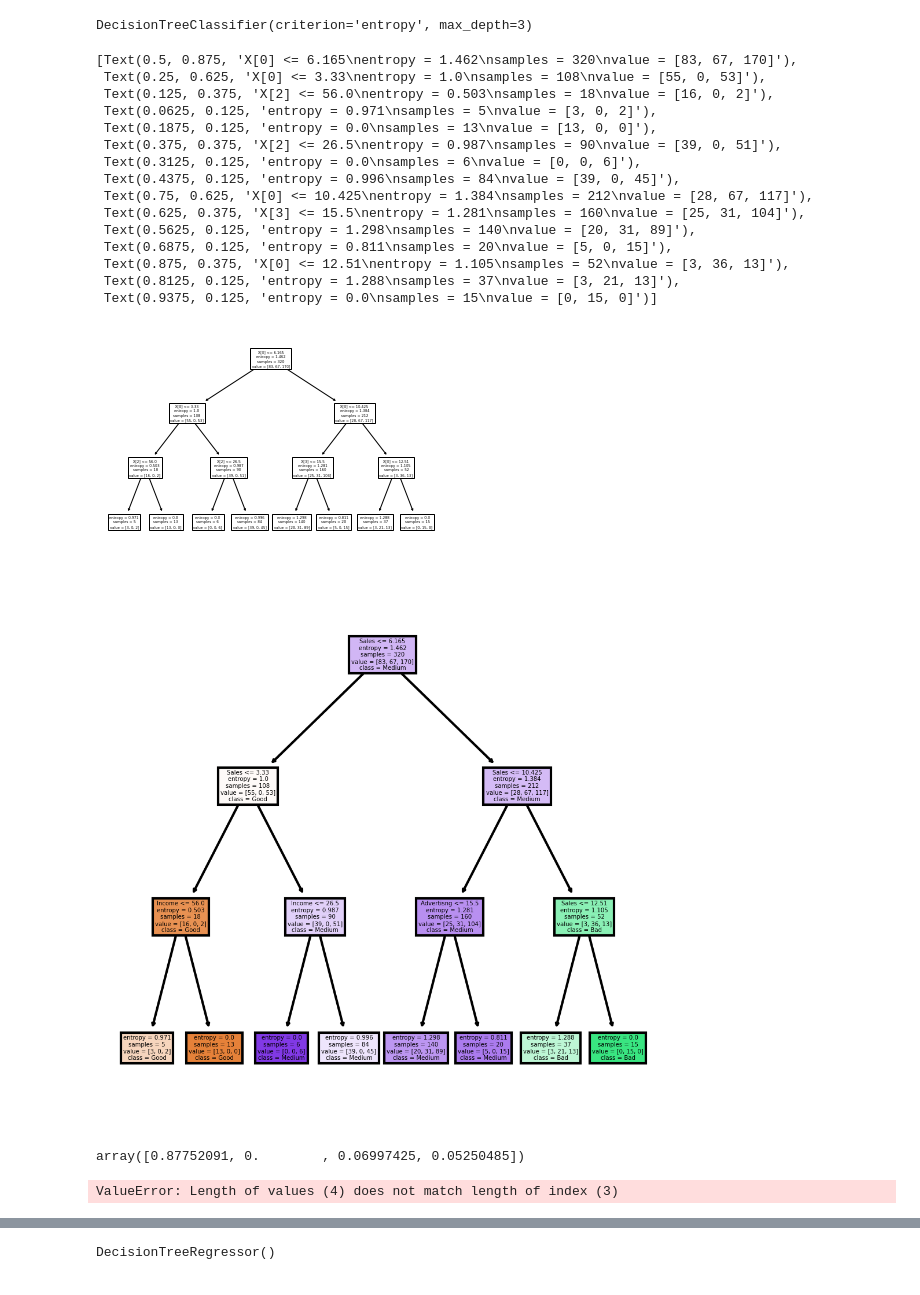
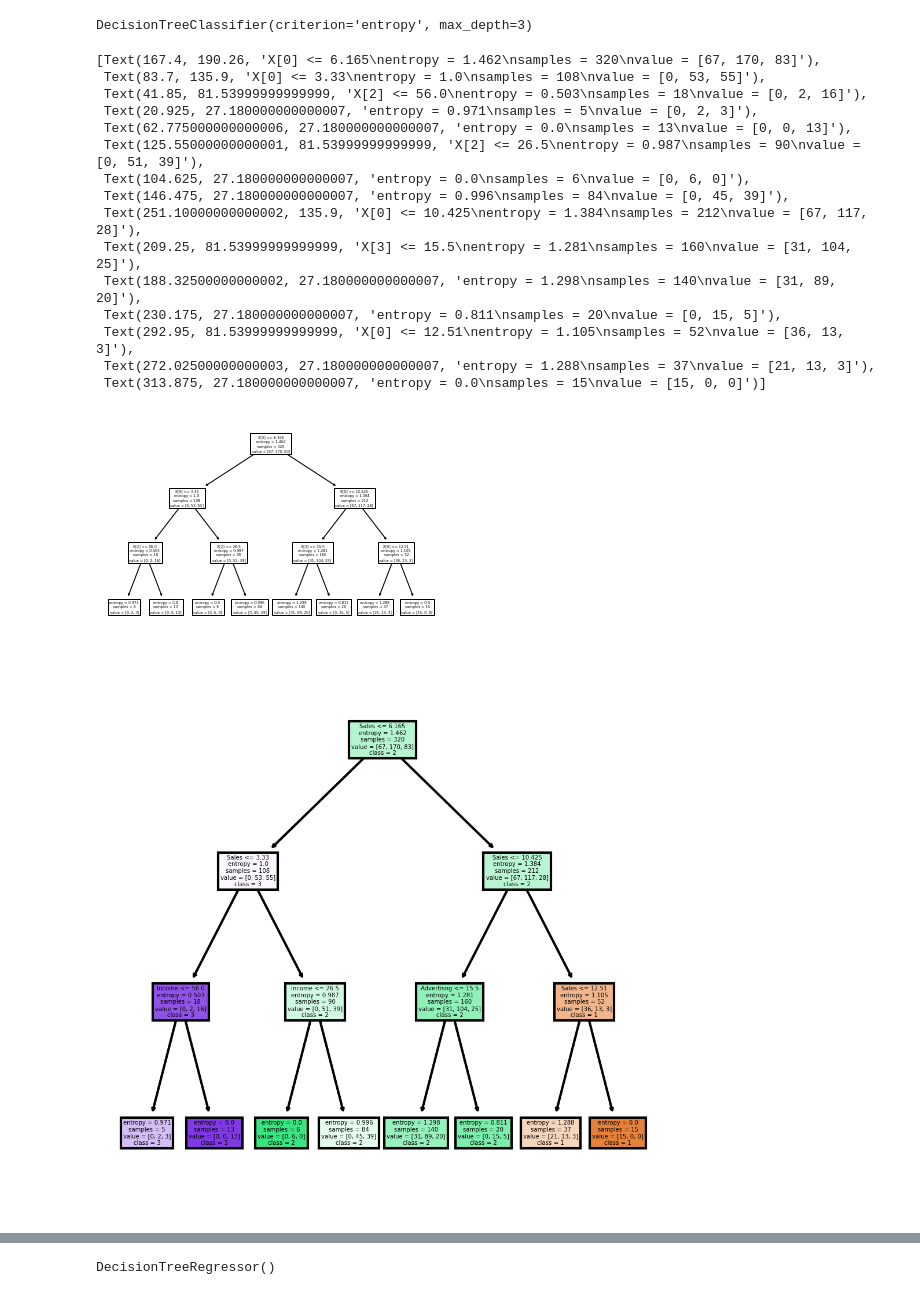
Before and after one commit to anand-kumar7755/Decision-tree, a Jupyter notebook: DECISION TREE(2).ipynb, the cells around one changed output, grey strips where cells are left out. Cells and saved outputs as stored; diff of their text form; code cells hidden in the pictures.

```diff
--- a/DECISION TREE(2).ipynb
+++ b/DECISION TREE(2).ipynb
@@ -9,8 +9,8 @@ from sklearn import tree
 from sklearn.metrics import classification_report
 from sklearn import preprocessing
 # %%
-company = pd.read_csv("Company_Data.csv")
-company
+df= pd.read_csv("Company_Data.csv")
+df
 # %% [output]
 |  | Sales | CompPrice | Income | Advertising | Population | Price | ShelveLoc | Age | Education | Urban | ... |
 | 0 | 9.50 | 138 | 73 | 11 | 276 | 120 | Bad | 42 | 17 | Yes | ... |
@@ -31,0 +32,4 @@ company['ShelveLoc']= label_encoder.fit_transform(company['ShelveLoc'])
+# %%
+df=pd.get_dummies(df,columns=['Urban','US'], drop_first=True)
+# %%
+df['ShelveLoc']=df['ShelveLoc'].map({'Good':1,'Medium':2,'Bad':3})
@@ -32,6 +39,6 @@ company['ShelveLoc']= label_encoder.fit_transform(company['ShelveLoc'])
 # %%
-x = company.iloc[:,0:4]
-y = company['ShelveLoc']
+x = df.iloc[:,0:4]
+y = df['ShelveLoc']
 # %%
 x
 pd.set_option("display.max_rows", None)
@@ -114,39 +121,29 @@ DecisionTreeClassifier(criterion='entropy', max_depth=3)
 # %%
 tree.plot_tree(model)
 # %% [output]
-[Text(0.5, 0.875, 'X[0] <= 6.165\nentropy = 1.462\nsamples = 320\nvalue = [83, 67, 170]'),
- Text(0.25, 0.625, 'X[0] <= 3.33\nentropy = 1.0\nsamples = 108\nvalue = [55, 0, 53]'),
- Text(0.125, 0.375, 'X[2] <= 56.0\nentropy = 0.503\nsamples = 18\nvalue = [16, 0, 2]'),
- Text(0.0625, 0.125, 'entropy = 0.971\nsamples = 5\nvalue = [3, 0, 2]'),
- Text(0.1875, 0.125, 'entropy = 0.0\nsamples = 13\nvalue = [13, 0, 0]'),
- Text(0.375, 0.375, 'X[2] <= 26.5\nentropy = 0.987\nsamples = 90\nvalue = [39, 0, 51]'),
- Text(0.3125, 0.125, 'entropy = 0.0\nsamples = 6\nvalue = [0, 0, 6]'),
- Text(0.4375, 0.125, 'entropy = 0.996\nsamples = 84\nvalue = [39, 0, 45]'),
- Text(0.75, 0.625, 'X[0] <= 10.425\nentropy = 1.384\nsamples = 212\nvalue = [28, 67, 117]'),
- Text(0.625, 0.375, 'X[3] <= 15.5\nentropy = 1.281\nsamples = 160\nvalue = [25, 31, 104]'),
- Text(0.5625, 0.125, 'entropy = 1.298\nsamples = 140\nvalue = [20, 31, 89]'),
- Text(0.6875, 0.125, 'entropy = 0.811\nsamples = 20\nvalue = [5, 0, 15]'),
- Text(0.875, 0.375, 'X[0] <= 12.51\nentropy = 1.105\nsamples = 52\nvalue = [3, 36, 13]'),
- Text(0.8125, 0.125, 'entropy = 1.288\nsamples = 37\nvalue = [3, 21, 13]'),
- Text(0.9375, 0.125, 'entropy = 0.0\nsamples = 15\nvalue = [0, 15, 0]')]
+[Text(167.4, 190.26, 'X[0] <= 6.165\nentropy = 1.462\nsamples = 320\nvalue = [67, 170, 83]'),
+ Text(83.7, 135.9, 'X[0] <= 3.33\nentropy = 1.0\nsamples = 108\nvalue = [0, 53, 55]'),
+ Text(41.85, 81.53999999999999, 'X[2] <= 56.0\nentropy = 0.503\nsamples = 18\nvalue = [0, 2, 16]'),
+ Text(20.925, 27.180000000000007, 'entropy = 0.971\nsamples = 5\nvalue = [0, 2, 3]'),
+ Text(62.775000000000006, 27.180000000000007, 'entropy = 0.0\nsamples = 13\nvalue = [0, 0, 13]'),
+ Text(125.55000000000001, 81.53999999999999, 'X[2] <= 26.5\nentropy = 0.987\nsamples = 90\nvalue = [0, 51, 39]'),
+ Text(104.625, 27.180000000000007, 'entropy = 0.0\nsamples = 6\nvalue = [0, 6, 0]'),
+ Text(146.475, 27.180000000000007, 'entropy = 0.996\nsamples = 84\nvalue = [0, 45, 39]'),
+ Text(251.10000000000002, 135.9, 'X[0] <= 10.425\nentropy = 1.384\nsamples = 212\nvalue = [67, 117, 28]'),
+ Text(209.25, 81.53999999999999, 'X[3] <= 15.5\nentropy = 1.281\nsamples = 160\nvalue = [31, 104, 25]'),
+ Text(188.32500000000002, 27.180000000000007, 'entropy = 1.298\nsamples = 140\nvalue = [31, 89, 20]'),
+ Text(230.175, 27.180000000000007, 'entropy = 0.811\nsamples = 20\nvalue = [0, 15, 5]'),
+ Text(292.95, 81.53999999999999, 'X[0] <= 12.51\nentropy = 1.105\nsamples = 52\nvalue = [36, 13, 3]'),
+ Text(272.02500000000003, 27.180000000000007, 'entropy = 1.288\nsamples = 37\nvalue = [21, 13, 3]'),
+ Text(313.875, 27.180000000000007, 'entropy = 0.0\nsamples = 15\nvalue = [15, 0, 0]')]
 [figure]
 # %%
 fn=['Sales','CompPrice','Income','Advertisng','Population','Price','ShelveLoc','Age','Education','Urban','US']
-cn=['Good', 'Bad', 'Medium']
+cn=['1', '2', '3']
 fig, axes = plt.subplots(nrows = 1,ncols = 1,figsize = (4,4), dpi=300)
 tree.plot_tree(model,
                feature_names = fn,
                class_names=cn,
                filled = True);
 # %% [output]
-[figure, old version]
+[figure, new version]
-# %%
-model.feature_importances_
-# %% [output]
-array([0.87752091, 0.        , 0.06997425, 0.05250485])
-# %%
-import pandas as pd
-feature_imp = pd.Series(model.feature_importances_,index=cn).sort_values(ascending=True)
-feature_imp
-# %% [output]
-ValueError: Length of values (4) does not match length of index (3)
```
Also changed, not shown: parts of 34 cells of this notebook.
